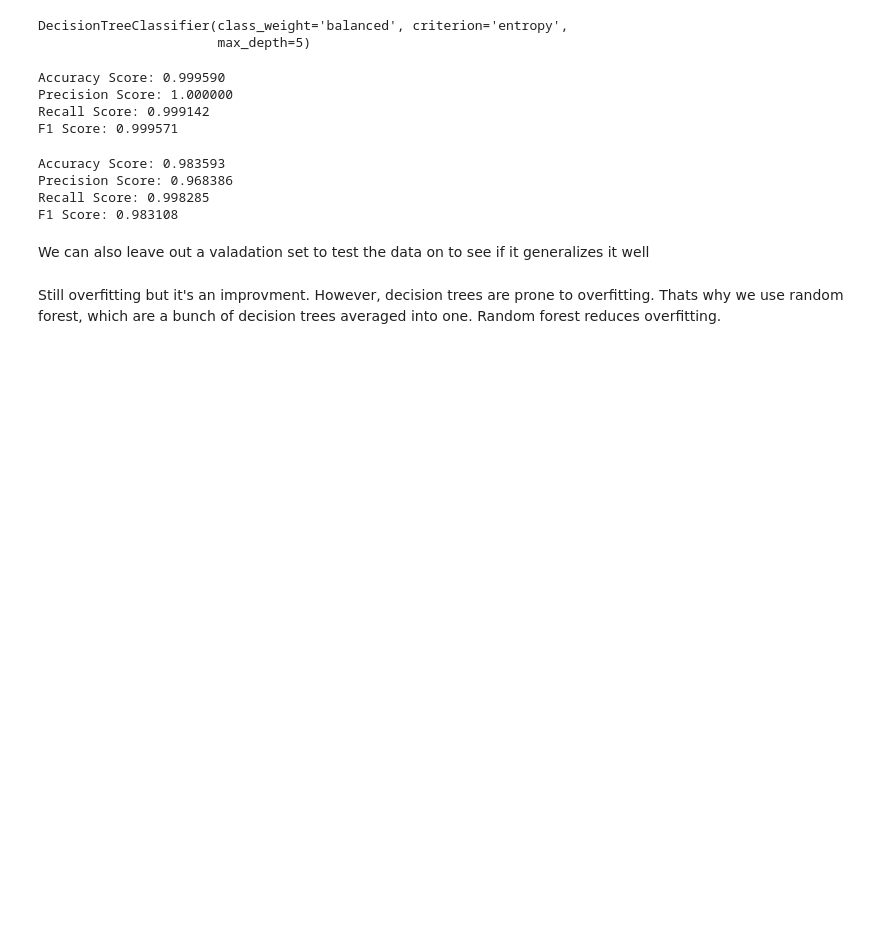
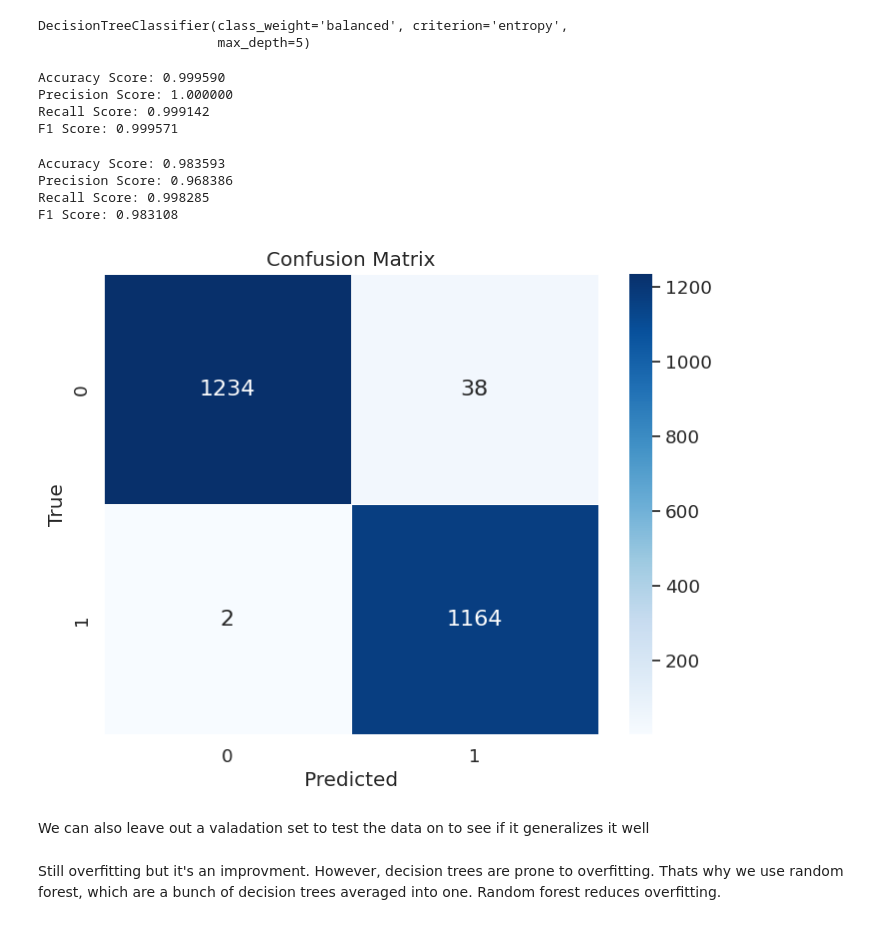
Before and after one commit to DariaKhot/forestpaths_workshop, a Jupyter notebook: Decision_Tree_and_Random_Forest_Workshop.ipynb, the cells around one changed output. Cells and saved outputs as stored; diff of their text form; code cells hidden in the pictures; blank space fills up the shorter version.

```diff
--- a/Decision_Tree_and_Random_Forest_Workshop.ipynb
+++ b/Decision_Tree_and_Random_Forest_Workshop.ipynb
@@ -410,6 +417,21 @@ Accuracy Score: 0.983593
 Precision Score: 0.968386
 Recall Score: 0.998285
 F1 Score: 0.983108
+# %%
+#lets look at the confusion matrix
+cm = confusion_matrix(y_test, dt_pred)
+
+plt.figure(figsize=(8, 6))
+sns.set(font_scale=1.2)
+
+sns.heatmap(cm, annot=True, fmt="d", cmap="Blues", linewidths=.5, annot_kws={"size": 16})
+
+plt.title('Confusion Matrix')
+plt.xlabel('Predicted')
+plt.ylabel('True')
+plt.show()
+# %% [output]
+[figure, added]
 # %% [markdown]
 We can also leave out a valadation set to test the data on to see if it generalizes it well
 # %% [markdown]
```
Also changed, not shown: parts of 13 cells of this notebook.
